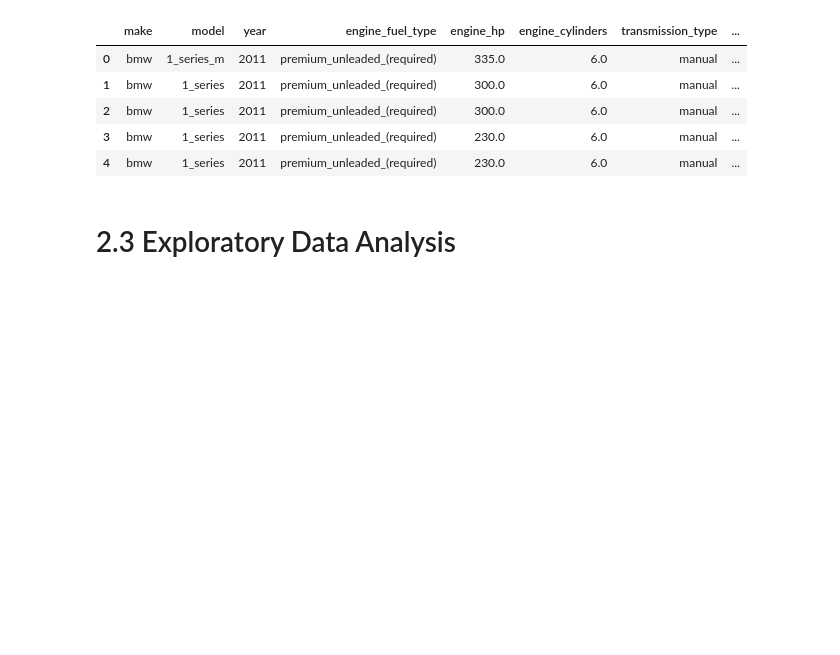
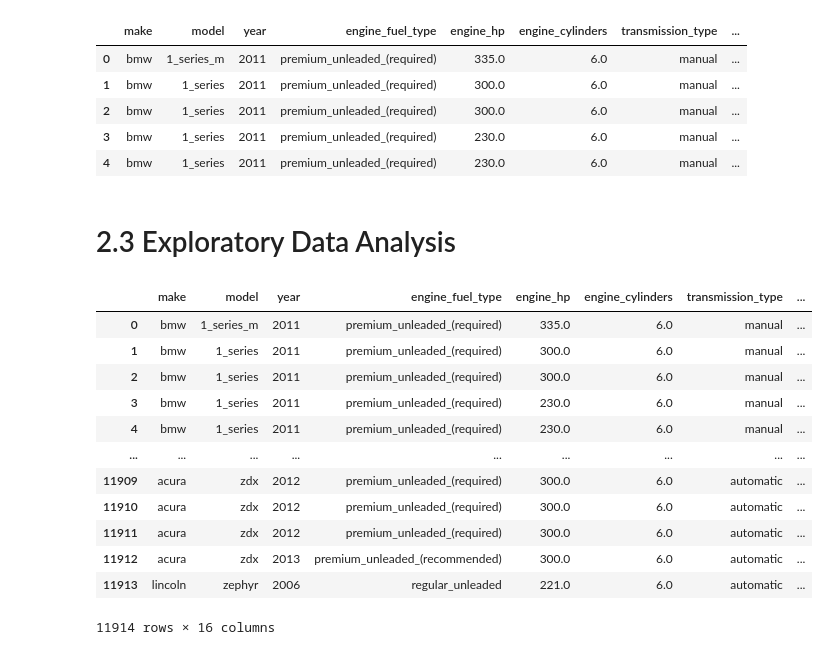
Before and after one commit to asynchronouscoffee/ml-zoomcamp-archive, a Jupyter notebook: 02-regression/regression.ipynb, the cells around one changed output. Drawn from its saved outputs; the diff is of its cells as text; code cells hidden in the pictures; blank space fills up the shorter version.

```diff
--- a/02-regression/regression.ipynb
+++ b/02-regression/regression.ipynb
@@ -93,3 +93,19 @@ df.head()
 | 4 | bmw | 1_series | 2011 | premium_unleaded_(required) | 230.0 | 6.0 | manual | ... |
 # %% [markdown]
 # 2.3 Exploratory Data Analysis
+# %%
+df
+# %% [output]
+|  | make | model | year | engine_fuel_type | engine_hp | engine_cylinders | transmission_type | ... |
+| 0 | bmw | 1_series_m | 2011 | premium_unleaded_(required) | 335.0 | 6.0 | manual | ... |
+| 1 | bmw | 1_series | 2011 | premium_unleaded_(required) | 300.0 | 6.0 | manual | ... |
+| 2 | bmw | 1_series | 2011 | premium_unleaded_(required) | 300.0 | 6.0 | manual | ... |
+| 3 | bmw | 1_series | 2011 | premium_unleaded_(required) | 230.0 | 6.0 | manual | ... |
+| 4 | bmw | 1_series | 2011 | premium_unleaded_(required) | 230.0 | 6.0 | manual | ... |
+| ... | ... | ... | ... | ... | ... | ... | ... | ... |
+| 11909 | acura | zdx | 2012 | premium_unleaded_(required) | 300.0 | 6.0 | automatic | ... |
+| 11910 | acura | zdx | 2012 | premium_unleaded_(required) | 300.0 | 6.0 | automatic | ... |
+| 11911 | acura | zdx | 2012 | premium_unleaded_(required) | 300.0 | 6.0 | automatic | ... |
+| 11912 | acura | zdx | 2013 | premium_unleaded_(recommended) | 300.0 | 6.0 | automatic | ... |
+| 11913 | lincoln | zephyr | 2006 | regular_unleaded | 221.0 | 6.0 | automatic | ... |
+11914 rows × 16 columns
```
Also changed, not shown: parts of 13 cells of this notebook.
